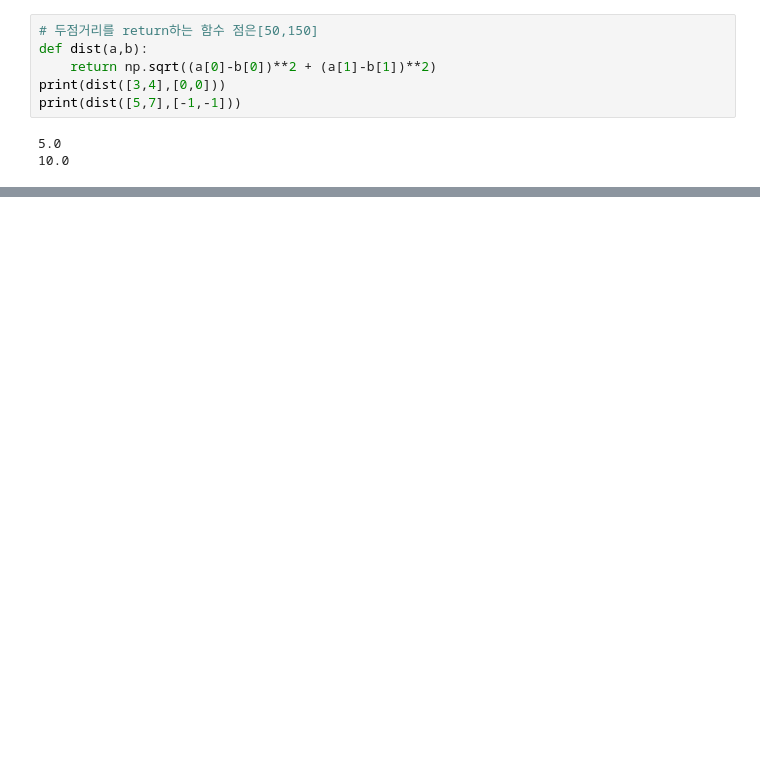
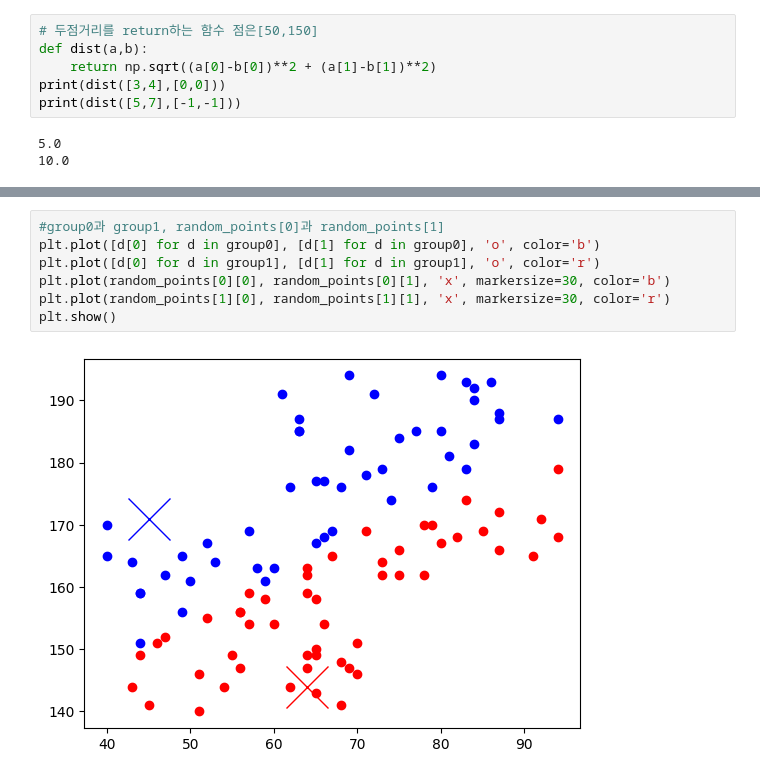
Before and after one commit to zardness/Sang, a Jupyter notebook: source/05_DeepLearning/03_비지도학습_군집분석.ipynb, the cells around one changed output, grey strips where cells are left out. Cells and saved outputs as stored; diff of their text form; blank space fills up the shorter version.

```diff
--- a/source/05_DeepLearning/03_비지도학습_군집분석.ipynb
+++ b/source/05_DeepLearning/03_비지도학습_군집분석.ipynb
@@ -94,3 +94,12 @@ len(group0),len(group1)
+# %%
+#group0과 group1, random_points[0]과 random_points[1]
+plt.plot([d[0] for d in group0], [d[1] for d in group0], 'o', color='b')
+plt.plot([d[0] for d in group1], [d[1] for d in group1], 'o', color='r')
+plt.plot(random_points[0][0], random_points[0][1], 'x', markersize=30, color='b')
+plt.plot(random_points[1][0], random_points[1][1], 'x', markersize=30, color='r')
+plt.show()
+# %% [output]
+[figure, added]
 # %%
 # group0과 group1 중심점으로 기준점을 이용
 group0_meanX = np.mean([d[0] for d in group0])
```
Also changed, not shown: parts of 8 cells of this notebook.
